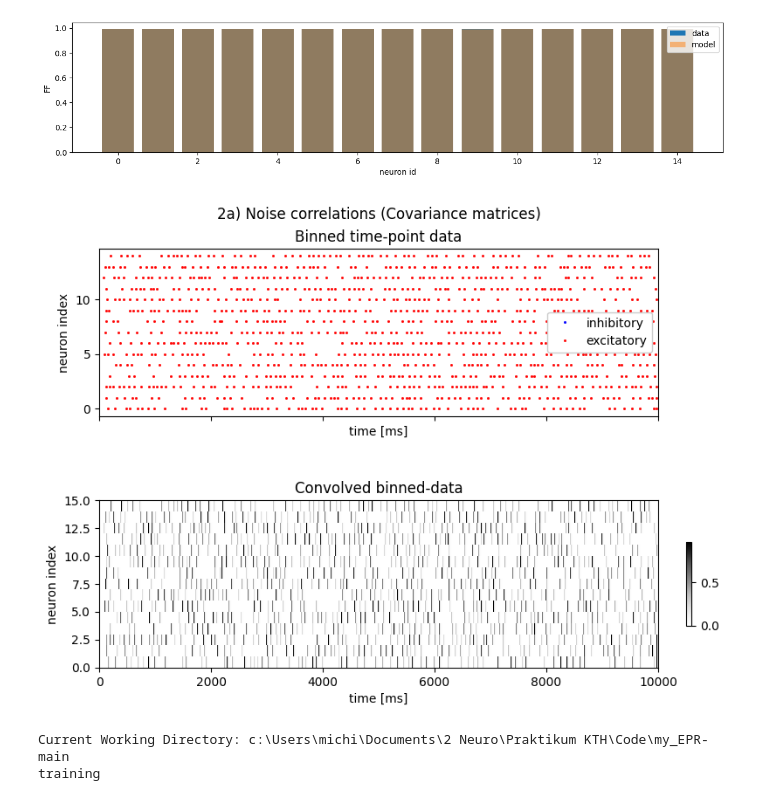
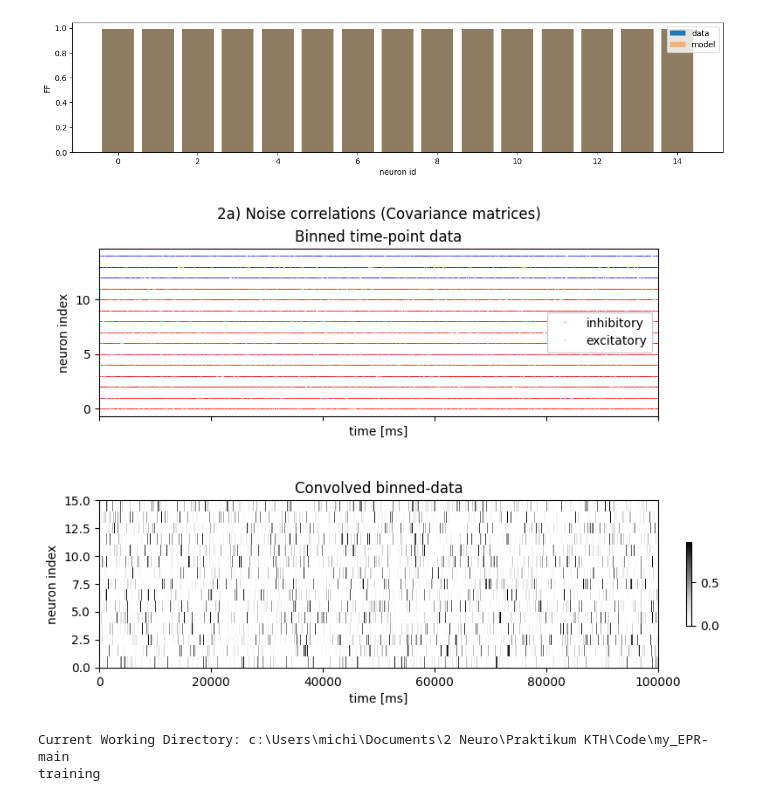
Before and after one commit to michicomputational/EPR, a Jupyter notebook: epr of networks.ipynb, the cells around one changed output. Drawn from its saved outputs; the diff is of its cells as text; code cells hidden in the pictures.

Commit message:
plot changes

```diff
--- a/epr of networks.ipynb
+++ b/epr of networks.ipynb
@@ -153,8 +153,8 @@ T_is_unknown = False
 if T_is_unknown:
     T = np.max(times) #ms
 else:
-    T = 10000 #ms #TODO: always check, whether T is up to date
-num_exc, num_inh = 100, 25
+    T = 100000 #ms #TODO: always check, whether T is up to date
+num_exc, num_inh = 12, 3
 
 
 #set params
@@ -185,11 +185,22 @@ def gauss(x, mean=0,width=5,max=1): #TODO: choose width wisely
     return max * np.exp(-0.5*((x-mean)/width)**2)
 
 from scipy.ndimage import gaussian_filter1d
+#filter with gaussian
 def inst_rate(data, filter_width = 5, dt=1): #TODO: add kernel params
     sigma_bins = filter_width / dt  # std in bins
     inst_rate = gaussian_filter1d(data.astype(float), sigma=sigma_bins, axis=1, mode='constant')
     inst_rate *= np.sqrt(2 * np.pi) * sigma_bins
     return inst_rate
+
+#filter with exponential
+def expfilt(x, tau, height=1, dt=1):
+    '''for plotting of filter'''
+    ntp = x.size
+    half_ntp = ntp//2
+    kernel = np.exp(-x / (tau/dt)) * height
+    kernel[:half_ntp] = np.zeros([half_ntp])
+    return kernel
+
 def inst_rate_exp(data, tau=10, height=1, dt=1, axis=-1):
     """
     Symmetric exponential smoothing along a given axis.
@@ -292,35 +303,35 @@ mean fano-factors: 0.99274 for data, and  0.9930333333333333 for model
 # %%
 #visualize data
 binned_sp = binned_spikes#np.hstack((pop_sprate, pop_sprate41))
 pop_rate = pop_sprate
 #plot binned spikes data
 fig,ax = plt.subplots(2, sharex=True)
 markersize=1
 ax[0].set_title('Binned time-point data')
 nidx, tp = np.nonzero(binned_sp) #as arrays are too big and sparse for imshow visualization, extract non-zero element's indices
 nidx_inh, tp_inh = nidx[nidx>=num_exc], tp[nidx>=num_exc] #divide into indices for inhibitory
 nidx_exc, tp_exc = nidx[nidx<num_exc], tp[nidx<num_exc] #and exc
-ax[0].plot(tp_inh*dt, nidx_inh,'s', markersize=markersize, color='blue',label='inhibitory')
-ax[0].plot(tp_exc*dt, nidx_exc,'s', markersize=markersize, color='red',label='excitatory')
+ax[0].plot(tp_inh*dt, nidx_inh,'|', markersize=markersize, color='blue',label='inhibitory')
+ax[0].plot(tp_exc*dt, nidx_exc,'|', markersize=markersize, color='red',label='excitatory')
 ax[0].legend(framealpha=1,loc='right')
 ax[0].set_ylabel('neuron index')
 ax[0].set_xlabel('time [ms]')
 
 #plot convolved binned spikes
 ax[1].set_title('Convolved binned-data')
  #for visualization, where we plot inh and exc in different colors, make inh rates negative
 im = ax[1].imshow(pop_rate, aspect='auto', origin='lower',interpolation='none', cmap='Greys', extent=[0, T, 0, num_neurons]) # activity
 ax[1].set_ylabel('neuron index')
 ax[1].set_xlabel('time [ms]')
 plt.tight_layout()
 
 cbar_ax = fig.add_axes([1.05, 0.1, 0.01, 0.2])
 fig.colorbar(im, cax=cbar_ax,orientation='vertical')
 #ax[0]. #TODO: add colorbar
 plt.suptitle('2a) Noise correlations (Covariance matrices)',y=1.1)
 fig.subplots_adjust(0,0,1,1,0.5,0.5)
 # %% [output]
-[figure, old version]
+[figure, new version]
 # %%
 # estimate epr of time series
 #concatenate two trials
```
Also changed, not shown: parts of 3 cells of this notebook, 1 other file.
